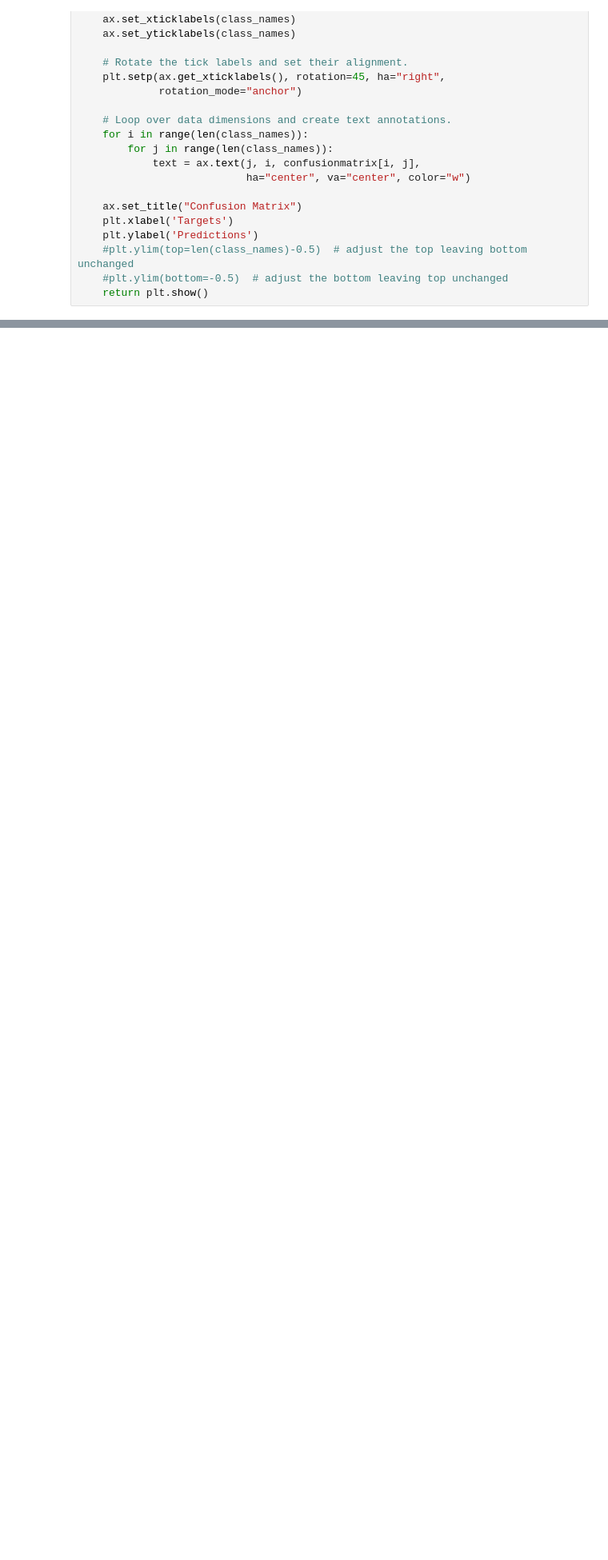
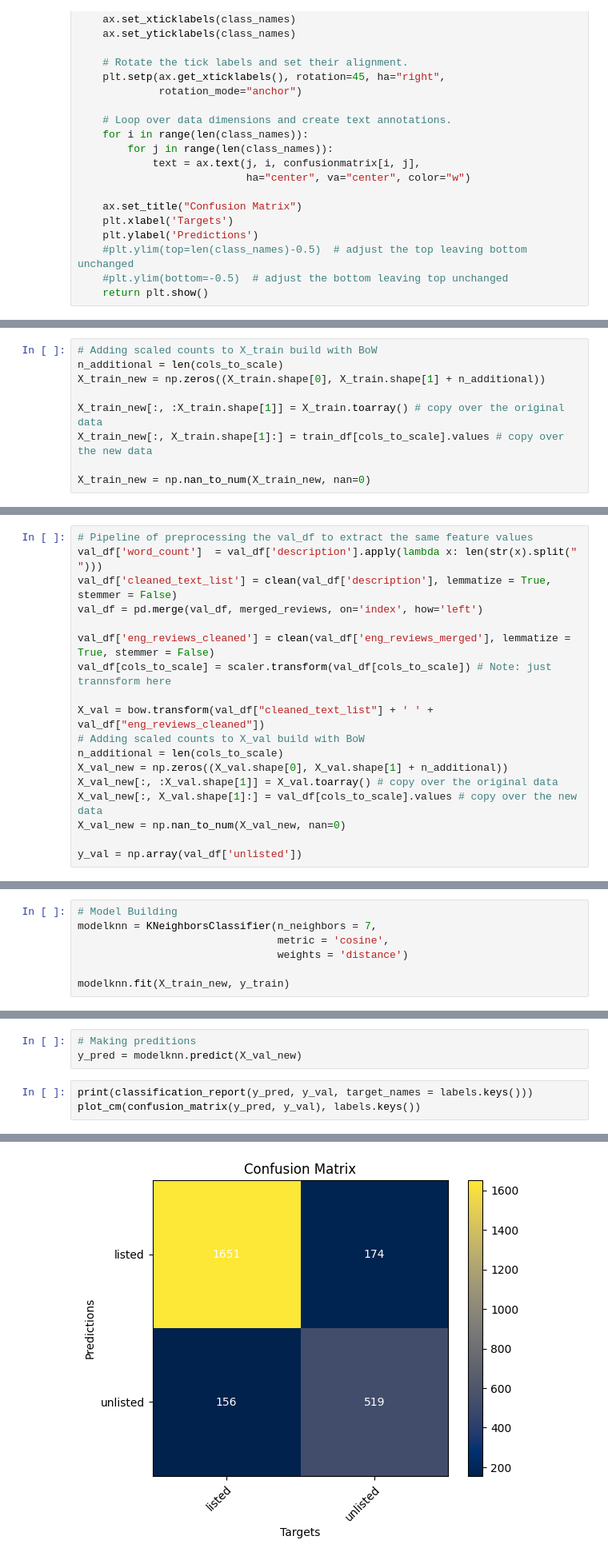
Before and after one commit to iryna-savchuk/TM_project, a Jupyter notebook: Analogue Lab 1 (Text cleaning, Bag of Words, KNeighborsClassifier to predict Amazon Reviews).ipynb, the cells around one changed output, grey strips where cells are left out. Shown at 80% size. Cells and saved outputs as stored; diff of their text form; blank space fills up the shorter version.

```diff
--- a/Analogue Lab 1 (Text cleaning, Bag of Words, KNeighborsClassifier to predict Amazon Reviews).ipynb
+++ b/Analogue Lab 1 (Text cleaning, Bag of Words, KNeighborsClassifier to predict Amazon Reviews).ipynb
@@ -410,0 +549,9 @@ plot_cm(confusion_matrix(y_pred, y_val), labels.keys())
+# %%
+# Adding scaled counts to X_train build with BoW
+n_additional = len(cols_to_scale)
+X_train_new = np.zeros((X_train.shape[0], X_train.shape[1] + n_additional))
+
+X_train_new[:, :X_train.shape[1]] = X_train.toarray() # copy over the original data
+X_train_new[:, X_train.shape[1]:] = train_df[cols_to_scale].values # copy over the new data
+
+X_train_new = np.nan_to_num(X_train_new, nan=0)
@@ -410,0 +560,18 @@ plot_cm(confusion_matrix(y_pred, y_val), labels.keys())
+# %%
+# Pipeline of preprocessing the val_df to extract the same feature values
+val_df['word_count']  = val_df['description'].apply(lambda x: len(str(x).split(" ")))
+val_df['cleaned_text_list'] = clean(val_df['description'], lemmatize = True, stemmer = False)
+val_df = pd.merge(val_df, merged_reviews, on='index', how='left')
+
+val_df['eng_reviews_cleaned'] = clean(val_df['eng_reviews_merged'], lemmatize = True, stemmer = False)
+val_df[cols_to_scale] = scaler.transform(val_df[cols_to_scale]) # Note: just trannsform here
+
+X_val = bow.transform(val_df["cleaned_text_list"] + ' ' + val_df["eng_reviews_cleaned"])
+# Adding scaled counts to X_val build with BoW
+n_additional = len(cols_to_scale)
+X_val_new = np.zeros((X_val.shape[0], X_val.shape[1] + n_additional))
+X_val_new[:, :X_val.shape[1]] = X_val.toarray() # copy over the original data
+X_val_new[:, X_val.shape[1]:] = val_df[cols_to_scale].values # copy over the new data
+X_val_new = np.nan_to_num(X_val_new, nan=0)
+
+y_val = np.array(val_df['unlisted'])
@@ -410,0 +582,7 @@ plot_cm(confusion_matrix(y_pred, y_val), labels.keys())
+# %%
+# Model Building
+modelknn = KNeighborsClassifier(n_neighbors = 7,
+                                metric = 'cosine',
+                                weights = 'distance')
+
+modelknn.fit(X_train_new, y_train)
@@ -410,0 +591,7 @@ plot_cm(confusion_matrix(y_pred, y_val), labels.keys())
+# %%
+# Making preditions
+y_pred = modelknn.predict(X_val_new)
+# %%
+print(classification_report(y_pred, y_val, target_names = labels.keys()))
+plot_cm(confusion_matrix(y_pred, y_val), labels.keys())
+# %% [output]
@@ -410,0 +606 @@ plot_cm(confusion_matrix(y_pred, y_val), labels.keys())
+[figure, added]
```
Also changed, not shown: parts of 25 cells of this notebook, 1 other file.
